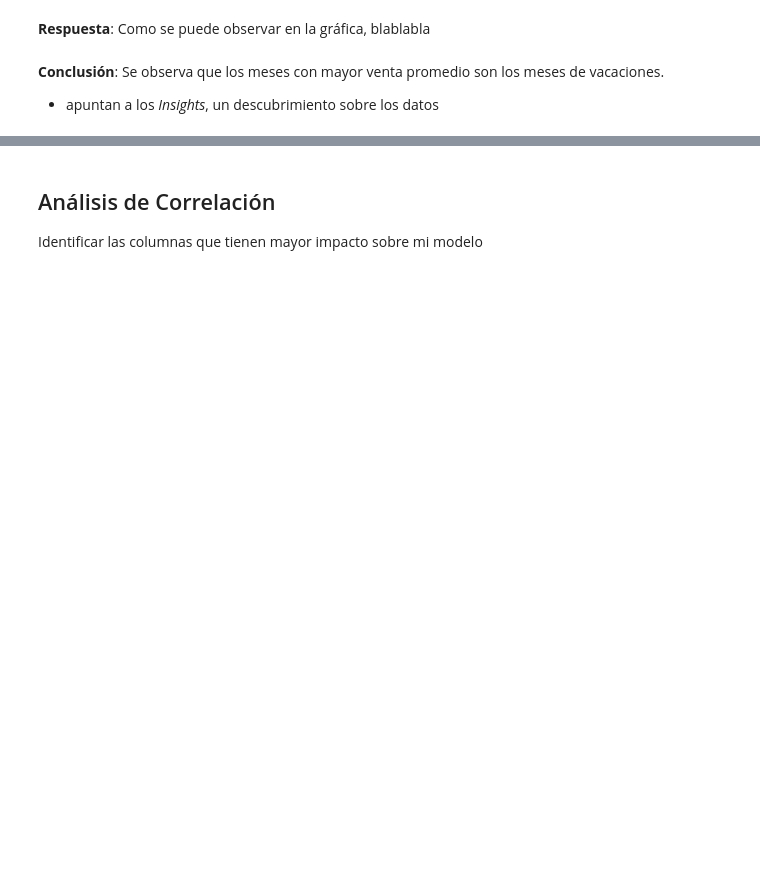
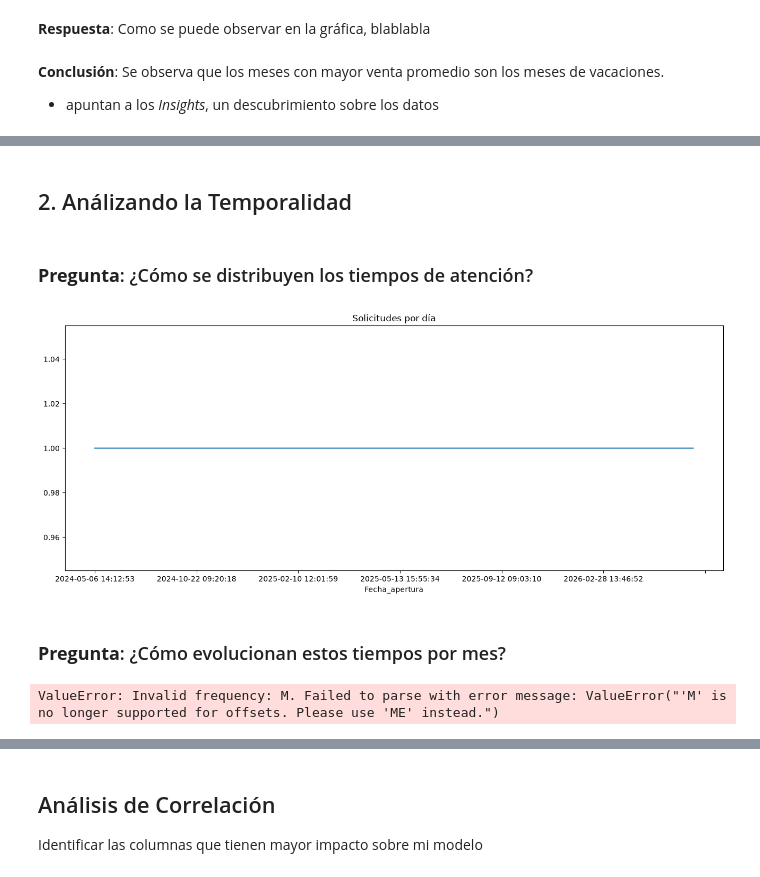
Before and after one commit to DiazJSC/AccesClean_proyecto, a Jupyter notebook: src/03_EDA.ipynb, the cells around one changed output, grey strips where cells are left out. Saved outputs shown, nothing was run; the diff lists cells and outputs as text; code cells hidden in the pictures; blank space fills up the shorter version.

```diff
--- a/src/03_EDA.ipynb
+++ b/src/03_EDA.ipynb
@@ -111,0 +138,22 @@ Name: vental_total, dtype: float64
+# %% [markdown]
+## 2. Análizando la Temporalidad
+# %% [markdown]
+### **Pregunta**: ¿Cómo se distribuyen los tiempos de atención?
+# %%
+serie = (df.groupby("Fecha_apertura").size())
+plt.figure(figsize=(16,6))
+serie.plot()
+plt.title("Solicitudes por día")
+plt.show()
+# %% [output]
+[figure, added]
+# %% [markdown]
+### **Pregunta**: ¿Cómo evolucionan estos tiempos por mes?
+# %%
+mensual = (df.groupby(pd.Grouper(key="Fecha_apertura",freq="M")).size())
+plt.figure(figsize=(16,6))
+mensual.plot()
+plt.title("Solicitudes por mes")
+plt.show()
+# %% [output]
+ValueError: Invalid frequency: M. Failed to parse with error message: ValueError("'M' is no longer supported for offsets. Please use 'ME' instead.")
```
Also changed, not shown: parts of 16 cells of this notebook, 1 other file.
